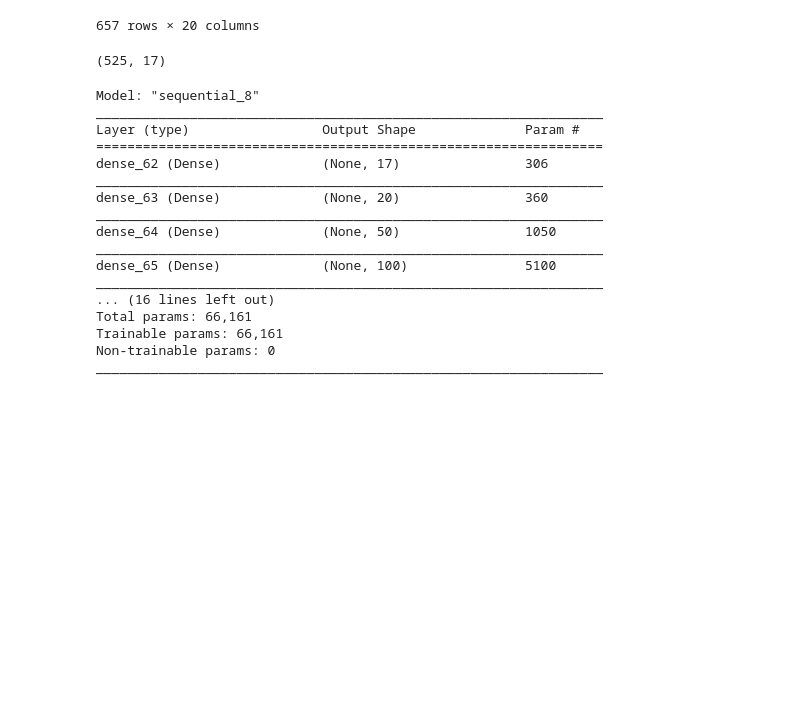
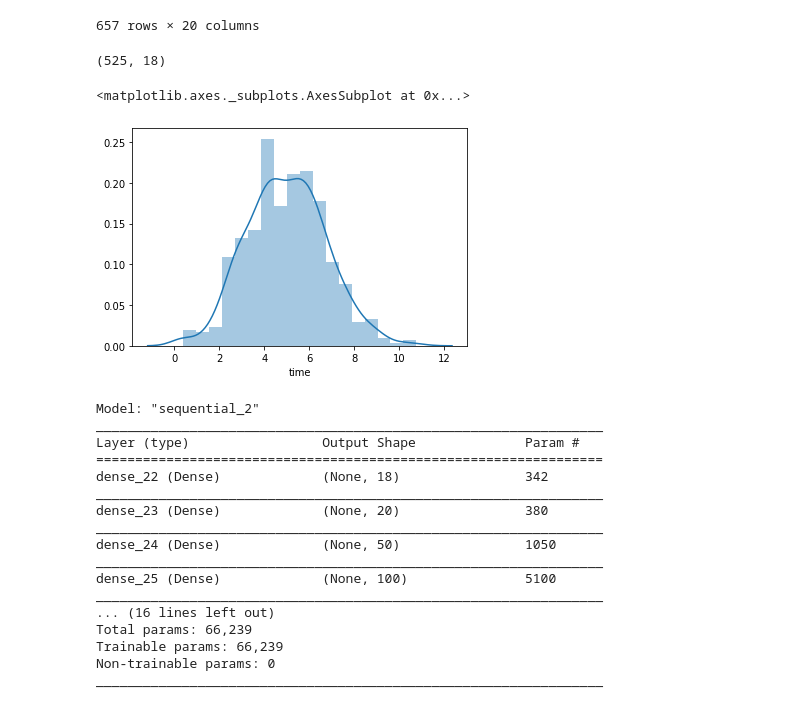
Before and after one commit to jonghyunlee1993/DigitalHealthAI-Hackathon, a Jupyter notebook: auto_encoder_regression.ipynb, the cells around one changed output. Drawn from its saved outputs; the diff is of its cells as text; code cells hidden in the pictures; blank space fills up the shorter version.

```diff
--- a/auto_encoder_regression.ipynb
+++ b/auto_encoder_regression.ipynb
@@ -47,14 +47,21 @@ train_data
 657 rows × 20 columns
 # %%
 # X = train_data.iloc[:, [4, 6, 10, 13, 14, 17]]
-X = train_data.iloc[:, :17]
+X = train_data.iloc[:, :18]
 y = train_data.iloc[:, 18]
 
-X_train, X_val, y_train, y_val = train_test_split(X, np.log(y), test_size=0.2)
+X_train, X_val, y_train, y_val = train_test_split(X, np.log(y) + 5, test_size=0.2)
 
 X_train.shape
 # %% [output]
-(525, 17)
+(525, 18)
+# %%
+import seaborn as sns
+
+sns.distplot(y_train)
+# %% [output]
+<matplotlib.axes._subplots.AxesSubplot at 0x...>
+[figure, added]
 # %%
 input_size = X_train.shape[1]
 hidden_size = [20, 50, 100, 150, ]
@@ -77,21 +84,21 @@ model.add(Dense(1, activation='linear'))
 model.compile(optimizer='adam', loss='mae', metrics=['mse'])
 model.summary()
 # %% [output]
-Model: "sequential_8"
+Model: "sequential_2"
 _________________________________________________________________
 Layer (type)                 Output Shape              Param #
 =================================================================
-dense_62 (Dense)             (None, 17)                306
+dense_22 (Dense)             (None, 18)                342
 _________________________________________________________________
-dense_63 (Dense)             (None, 20)                360
+dense_23 (Dense)             (None, 20)                380
 _________________________________________________________________
-dense_64 (Dense)             (None, 50)                1050
+dense_24 (Dense)             (None, 50)                1050
 _________________________________________________________________
-dense_65 (Dense)             (None, 100)               5100
+dense_25 (Dense)             (None, 100)               5100
 _________________________________________________________________
 ... (16 lines left out)
-Total params: 66,161
-Trainable params: 66,161
+Total params: 66,239
+Trainable params: 66,239
 Non-trainable params: 0
 _________________________________________________________________
 # %%
```
Also changed, not shown: parts of 11 cells of this notebook, 2 other files.
